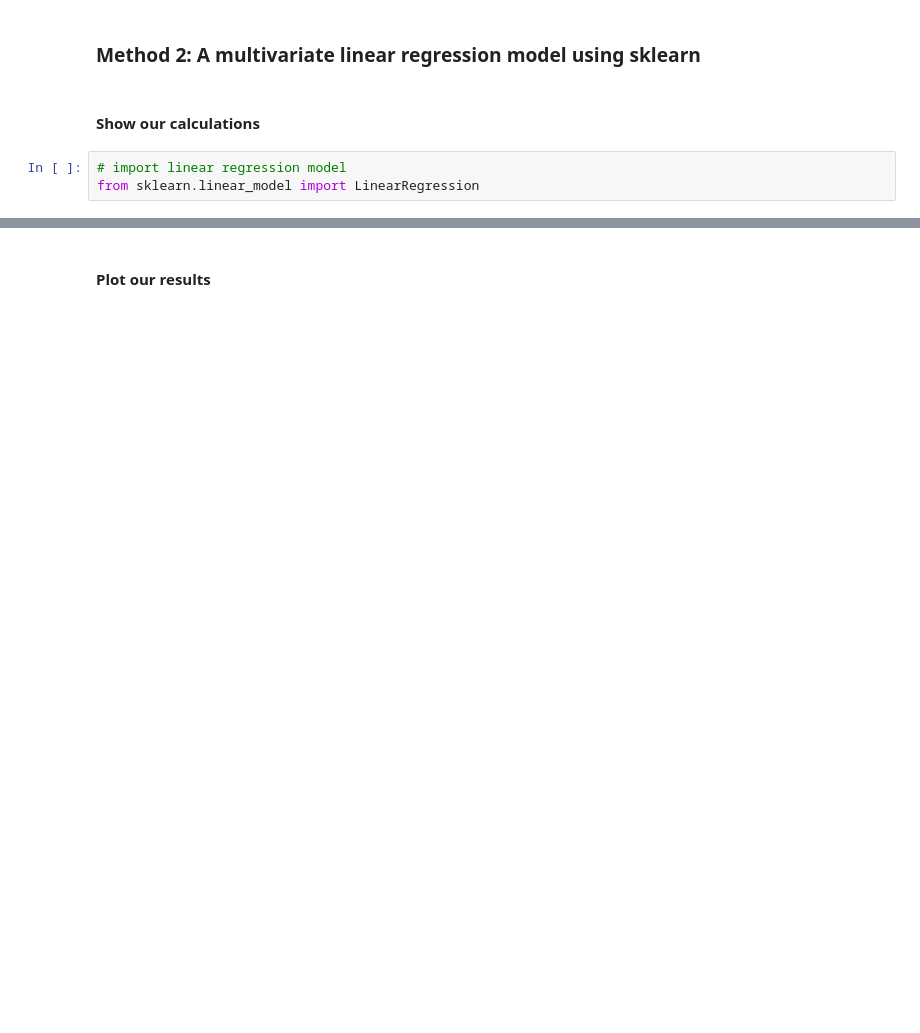
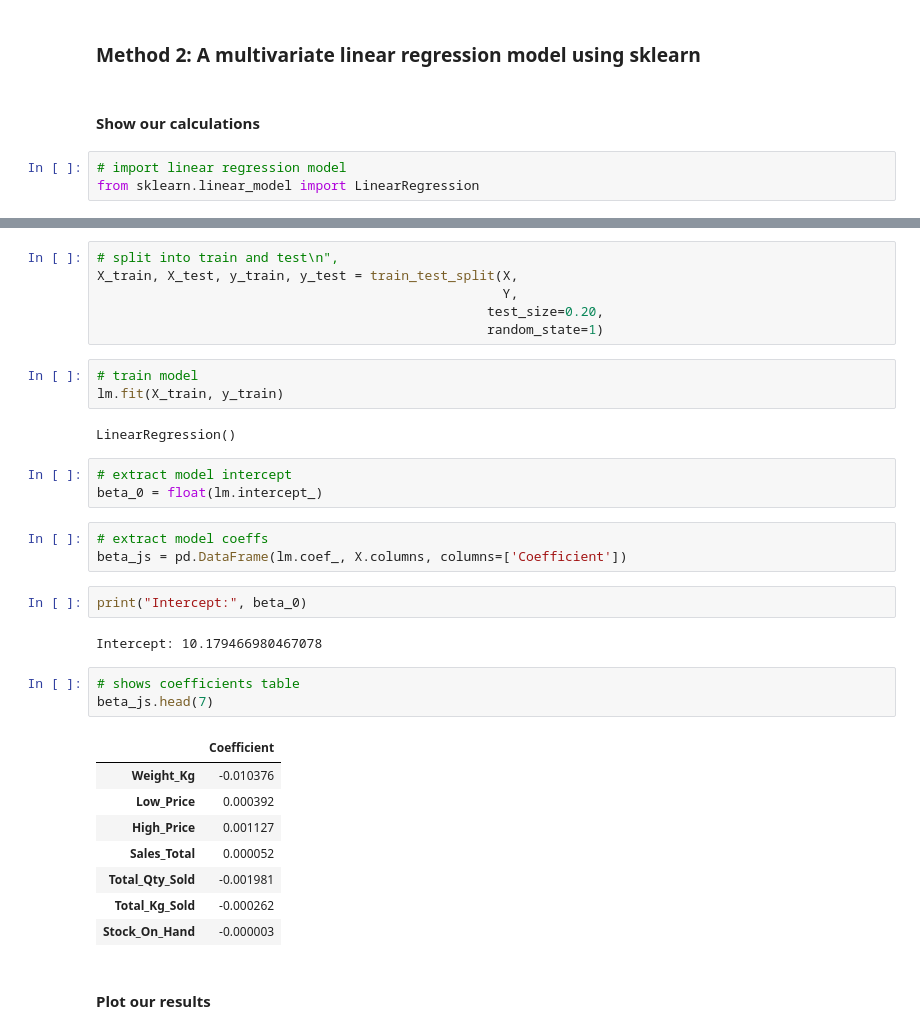
Before and after one commit to lkrump7/regression-apples-predict-api-template, a Jupyter notebook: Linear Regression team TS2.ipynb, the cells around one changed output, grey strips where cells are left out. Cells and saved outputs as stored; diff of their text form; blank space fills up the shorter version.

```diff
--- a/Linear Regression team TS2.ipynb
+++ b/Linear Regression team TS2.ipynb
@@ -487,2 +500,35 @@ from sklearn.linear_model import LinearRegression
+# %%
+# split into train and test\n",
+X_train, X_test, y_train, y_test = train_test_split(X,
+                                                    Y,
+                                                  test_size=0.20,
+                                                  random_state=1)
+# %%
+# train model
+lm.fit(X_train, y_train)
+# %% [output]
+LinearRegression()
+# %%
+# extract model intercept
+beta_0 = float(lm.intercept_)
+# %%
+# extract model coeffs
+beta_js = pd.DataFrame(lm.coef_, X.columns, columns=['Coefficient'])
+# %%
+print("Intercept:", beta_0)
+# %% [output]
+Intercept: 10.179466980467078
+# %%
+# shows coefficients table
+beta_js.head(7)
+# %% [output]
+|  | Coefficient |
+| Weight_Kg | -0.010376 |
+| Low_Price | 0.000392 |
+| High_Price | 0.001127 |
+| Sales_Total | 0.000052 |
+| Total_Qty_Sold | -0.001981 |
+| Total_Kg_Sold | -0.000262 |
+| Stock_On_Hand | -0.000003 |
 # %% [markdown]
 #### Plot our results
```
Also changed, not shown: parts of 6 cells of this notebook.
